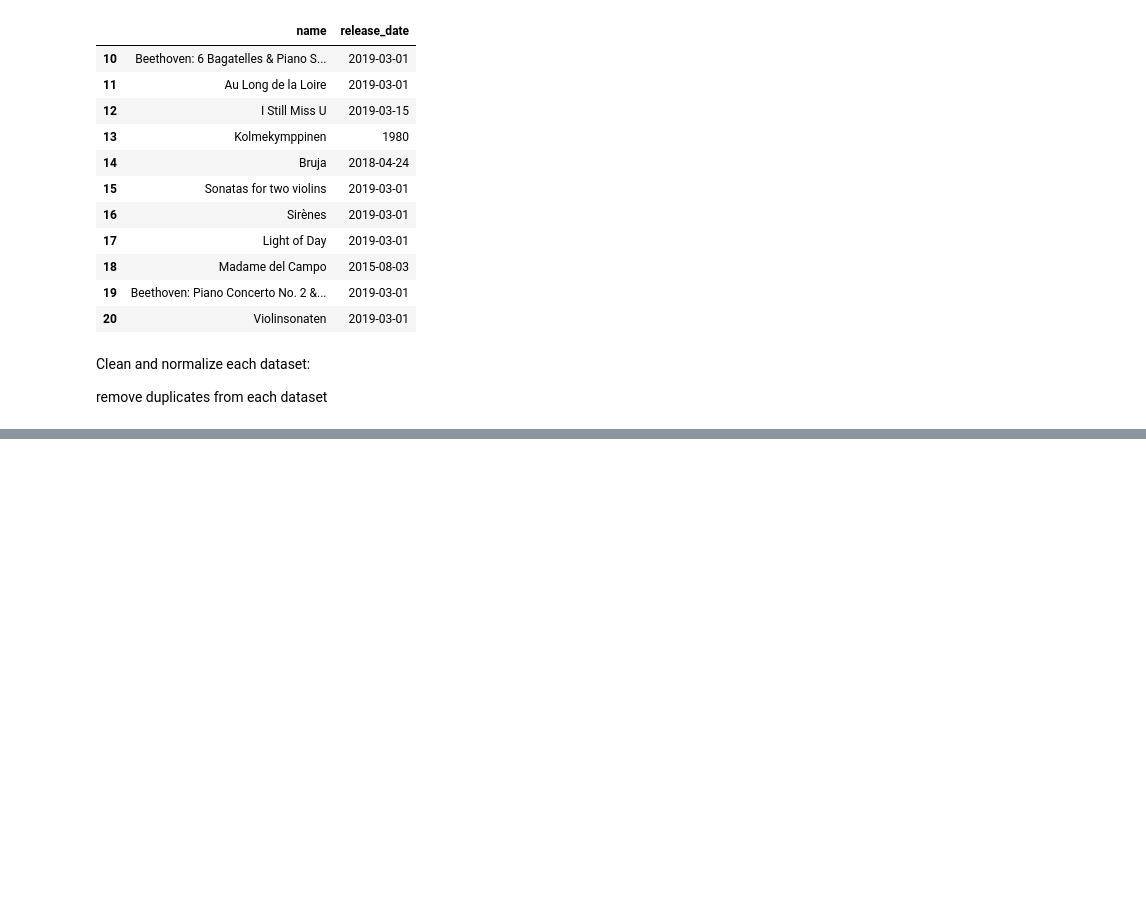
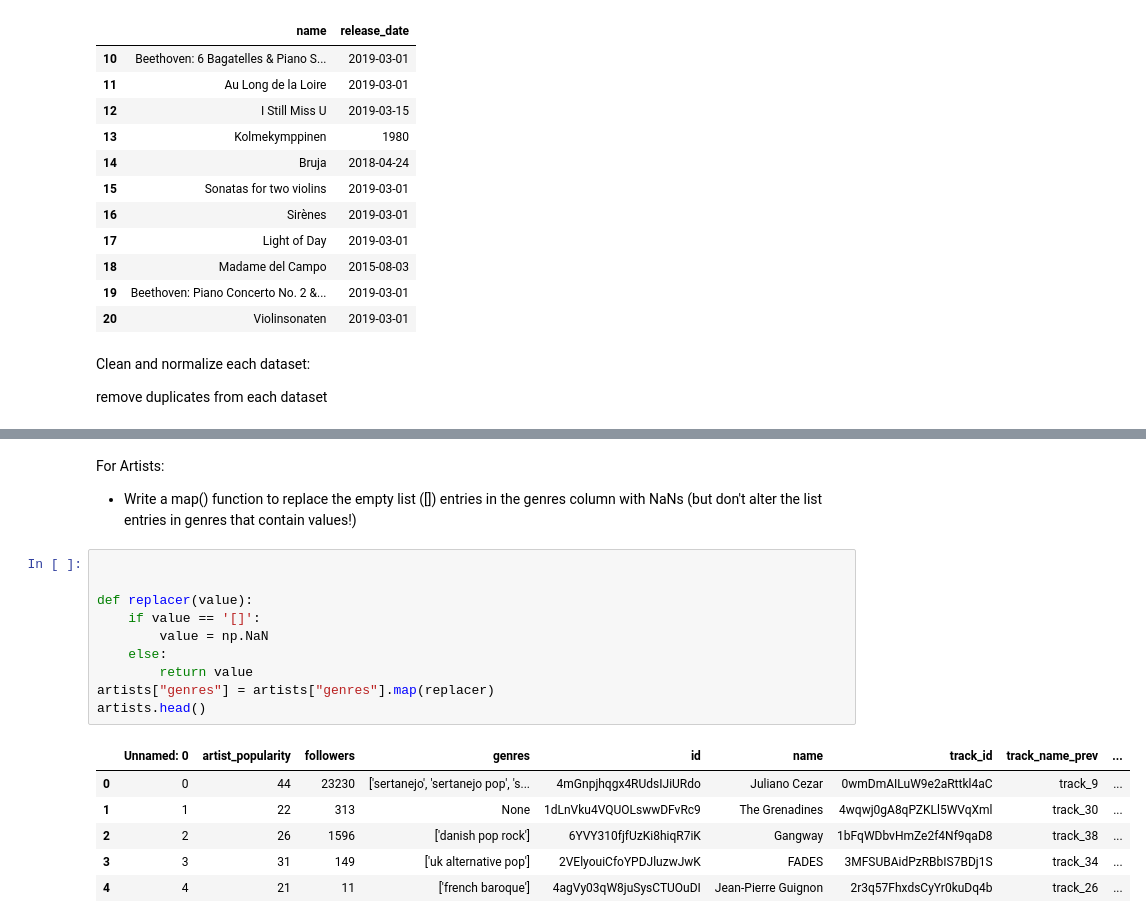
Before and after one commit to LukeCallahan/pandas-code-review, a Jupyter notebook: code-review.ipynb, the cells around one changed output, grey strips where cells are left out. Drawn from its saved outputs; the diff is of its cells as text; blank space fills up the shorter version.

```diff
--- a/code-review.ipynb
+++ b/code-review.ipynb
@@ -49,0 +70,21 @@ remove duplicates from each dataset
+# %% [markdown]
+For Artists:
+
+- Write a map() function to replace the empty list ([]) entries in the genres column with NaNs (but don't alter the list entries in genres that contain values!)
+# %%
+
+
+def replacer(value):
+    if value == '[]':
+        value = np.NaN
+    else:
+        return value
+artists["genres"] = artists["genres"].map(replacer)
+artists.head()
+# %% [output]
+|  | Unnamed: 0 | artist_popularity | followers | genres | id | name | track_id | track_name_prev | ... |
+| 0 | 0 | 44 | 23230 | ['sertanejo', 'sertanejo pop', 's... | 4mGnpjhqgx4RUdsIJiURdo | Juliano Cezar | 0wmDmAILuW9e2aRttkl4aC | track_9 | ... |
+| 1 | 1 | 22 | 313 | None | 1dLnVku4VQUOLswwDFvRc9 | The Grenadines | 4wqwj0gA8qPZKLl5WVqXml | track_30 | ... |
+| 2 | 2 | 26 | 1596 | ['danish pop rock'] | 6YVY310fjfUzKi8hiqR7iK | Gangway | 1bFqWDbvHmZe2f4Nf9qaD8 | track_38 | ... |
+| 3 | 3 | 31 | 149 | ['uk alternative pop'] | 2VElyouiCfoYPDJluzwJwK | FADES | 3MFSUBAidPzRBbIS7BDj1S | track_34 | ... |
+| 4 | 4 | 21 | 11 | ['french baroque'] | 4agVy03qW8juSysCTUOuDI | Jean-Pierre Guignon | 2r3q57FhxdsCyYr0kuDq4b | track_26 | ... |
```
Also changed, not shown: parts of 2 cells of this notebook.
